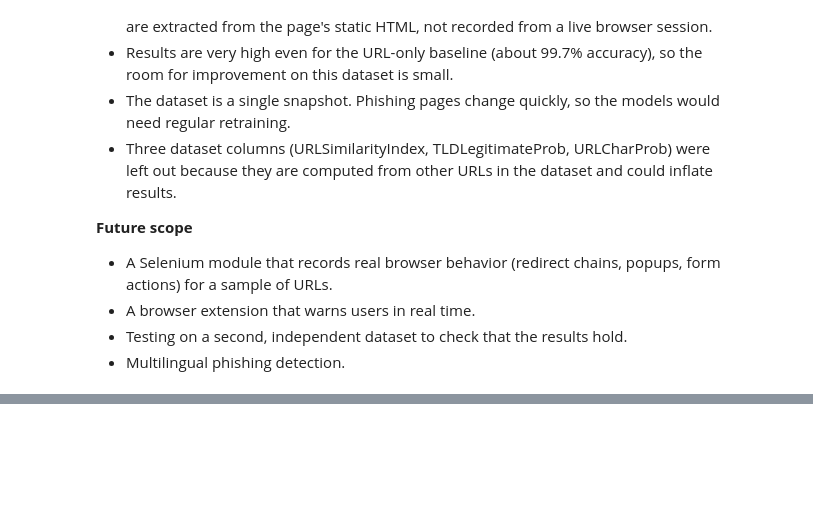
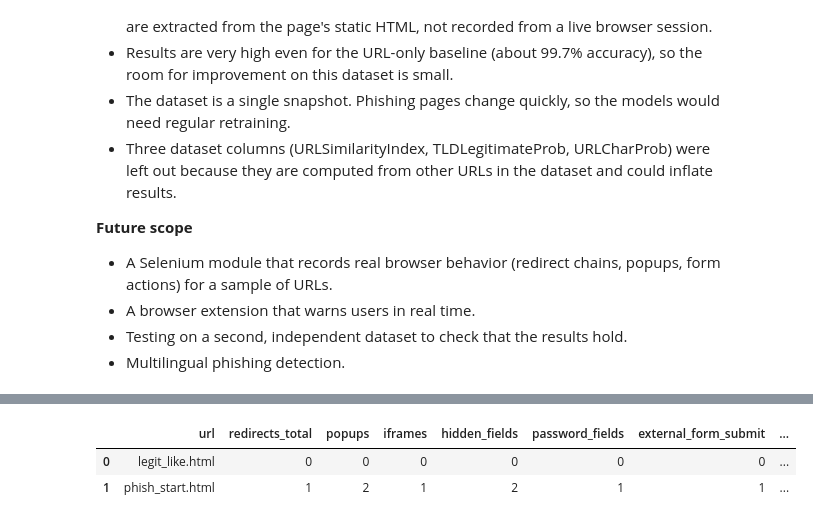
Before and after one commit to rimzim-r/phishing-detection-browser-behavior, a Jupyter notebook: notebooks/phishing_analysis.ipynb, the cells around one changed output, grey strips where cells are left out. Saved outputs shown, nothing was run; the diff lists cells and outputs as text; code cells hidden in the pictures; blank space fills up the shorter version.

```diff
--- a/notebooks/phishing_analysis.ipynb
+++ b/notebooks/phishing_analysis.ipynb
@@ -95,0 +142,7 @@ Image("../results/feature_importance.png")
+# %%
+demo = pd.read_csv("../results/browser_behavior_demo.csv")
+demo
+# %% [output]
+|  | url | redirects_total | popups | iframes | hidden_fields | password_fields | external_form_submit | ... |
+| 0 | legit_like.html | 0 | 0 | 0 | 0 | 0 | 0 | ... |
+| 1 | phish_start.html | 1 | 2 | 1 | 2 | 1 | 1 | ... |
```
Also changed, not shown: parts of 5 cells of this notebook, 16 other files.
